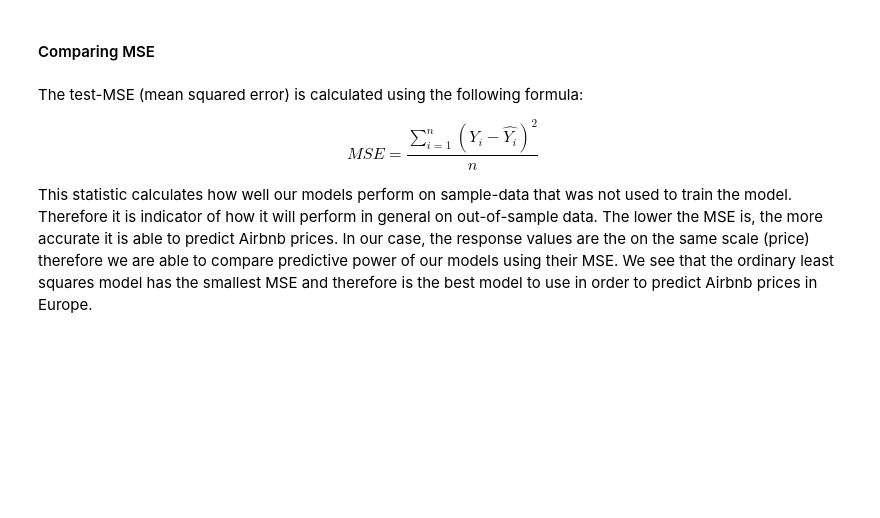
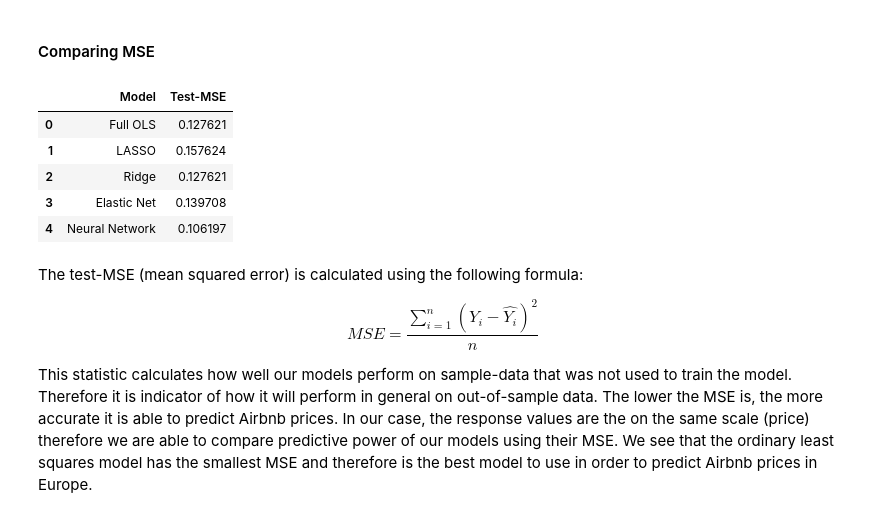
Before and after one commit to Hrithik0015/ECON323_Project, a Jupyter notebook: Project_Report.ipynb, the cells around one changed output. Saved outputs shown, nothing was run; the diff lists cells and outputs as text; code cells hidden in the pictures; blank space fills up the shorter version.

Commit message:
added neural network model

```diff
--- a/Project_Report.ipynb
+++ b/Project_Report.ipynb
@@ -541,10 +545,7 @@ print(airbnb_elastic_mse)
 # %%
-from sklearn import neural_network
+neural_model = neural_network.MLPRegressor(hidden_layer_sizes=(40, 100),
+                                           activation = 'relu',
+                                           solver = 'adam')
 
-# two hidden layers, with N1=30 and N2=20
-nn_model = neural_network.MLPRegressor((30, 20))
-nn_model.fit(x_train, y_train)
-
-ax = var_scatter(df)
-scatter_model(nn_model, X, ax=ax)
+neural_model.fit(x_train, y_train)
 # %% [output]
@@ -551,0 +555,13 @@ NameError: name 'var_scatter' is not defined
+# %%
+config_grid = {
+    'hidden_layer_sizes': [(30,75), (20,50), (10,25)],
+    'activation': ['relu', 'identity'],
+    'solver': ['sgd', 'adam'],
+    'alpha': [0.0001, 0.05],
+    'learning_rate': ['constant','adaptive'],
+}
+
+optimal_grid = GridSearchCV(neural_model, config_grid, n_jobs= -1, cv=5)
+optimal_grid.fit(x_train, y_train)
+
+print(optimal_grid.best_params_)
@@ -551,0 +572,3 @@ NameError: name 'var_scatter' is not defined
+# %%
+airbnb_neural_mse = sample_mse(y_test, optimal_grid.predict(x_test))
+airbnb_neural_mse
@@ -631,11 +656,20 @@ coefs.round(3).abs().astype(bool).sum(axis=0)
 # %%
 model_mse = [["Full OLS", airbnb_OLS_mse],
              ["LASSO", airbnb_lasso_mse],
              ["Ridge", airbnb_ridge_mse],
-             ["Elastic Net", airbnb_elastic_mse]]
+             ["Elastic Net", airbnb_elastic_mse],
+             ["Neural Network", airbnb_neural_mse]
+            ]
 
 model_mse_df = pd.DataFrame(model_mse, columns=['Model', 'Test-MSE'])
 model_mse_df
+# %% [output]
+|  | Model | Test-MSE |
+| 0 | Full OLS | 0.127621 |
+| 1 | LASSO | 0.157624 |
+| 2 | Ridge | 0.127621 |
+| 3 | Elastic Net | 0.139708 |
+| 4 | Neural Network | 0.106197 |
 # %%
 airbnb_OLS_mse < airbnb_ridge_mse
 # %% [markdown]
```
Also changed, not shown: parts of 8 cells of this notebook.
